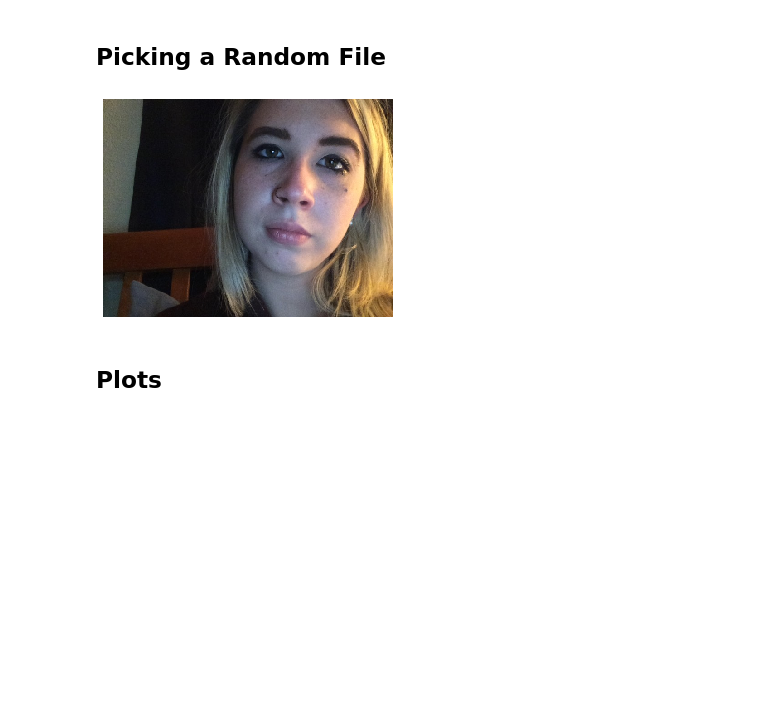
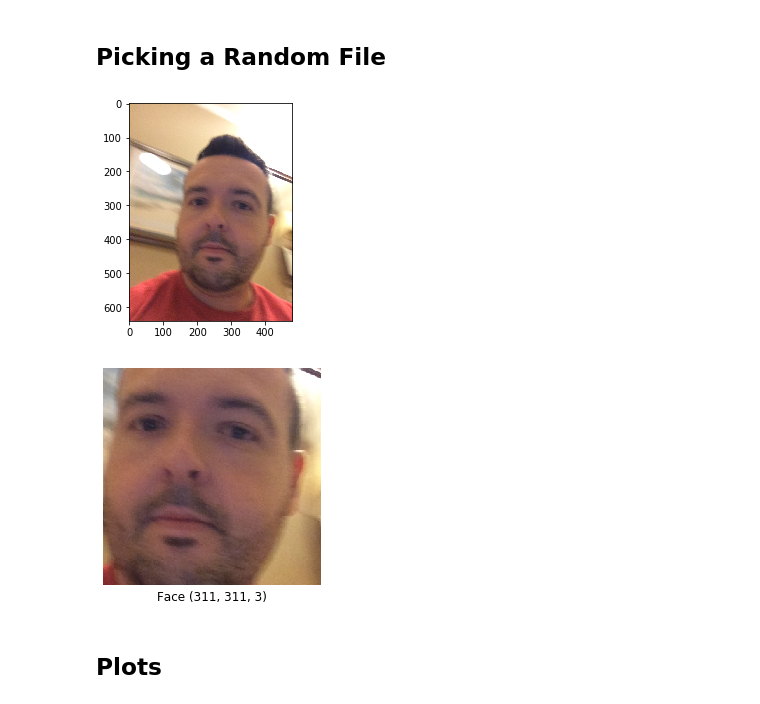
Before and after one commit to shrnkm/ETE, a Jupyter notebook: Data/data_reader_sample.ipynb, the cells around one changed output. Drawn from its saved outputs; the diff is of its cells as text; code cells hidden in the pictures; blank space fills up the shorter version.

```diff
--- a/Data/data_reader_sample.ipynb
+++ b/Data/data_reader_sample.ipynb
@@ -37,18 +47,26 @@ with open(path + '/faceGrid.json', 'r') as file:
 # %% [markdown]
 ## Picking a Random File
 # %%
-# make a list of invalid Frames in the Folder
+# make a list of indices of the invalid Frames in the Folder
+# a frame could be invalid because of the face not being in the frame
+# (not detected) or because of the left eye not being in the frame,
+# or the right eye
+# if all of these three values are valid, the frame's grid is valid
 indices = [i for i, x in enumerate(face['IsValid']) if x == 0]
 indices += [i for i, x in enumerate(eye_l['IsValid']) if x == 0]
 indices += [i for i, x in enumerate(eye_r['IsValid']) if x == 0]
 indices += [i for i, x in enumerate(grid['IsValid']) if x == 0]
 
+# so instead of the next line, I could easily check on the gird validity
+# But I prefer not to trust when I can double check
 indices = list(set(indices))
 
-# pick a random file
+# read and make list of all files in the folder
 path = 'Data_MIT/' + folder + '/frames/'
 files = [name for name in os.listdir(path)]
 
+# keep picking a random file as long as its index in the
+# invalid indices list
 idx = indices[0]
 while idx in indices:
     file = random.choice(files)
@@ -56,9 +74,30 @@ while idx in indices:
 
 # plot the frame
 img = cv2.cvtColor(cv2.imread(path + files[idx]), cv2.COLOR_BGR2RGB)
-plt.axis('off')
+# plt.axis('off')
 plt.imshow(img);
 # %% [output]
-[figure, old version]
+[figure, new version]
+# %%
+# Test if the face bounding box falls out of the frame
+
+try:
+    # read the position of the top-left corner of the bounding box of the face (X,Y)
+    # and the its height (H) and width (W), and plot the face patch
+    crop = img[round(face['Y'][idx]):round(face['Y'][idx])+round(face['H'][idx]),
+               round(face['X'][idx]):round(face['X'][idx])+round(face['W'][idx])]
+
+    # print out the face patch dimensions
+    txt = 'Face ' + str(crop.shape)
+
+    # plot the face patch
+    plt.axis('off')
+    plt.title(txt, y=-.1)
+    plt.imshow(crop);
+
+except:
+    print('Face''s bounding box falls out.')
+# %% [output]
+[figure, added]
 # %% [markdown]
 ## Plots
```
Also changed, not shown: parts of 10 cells of this notebook, 4 other files.
